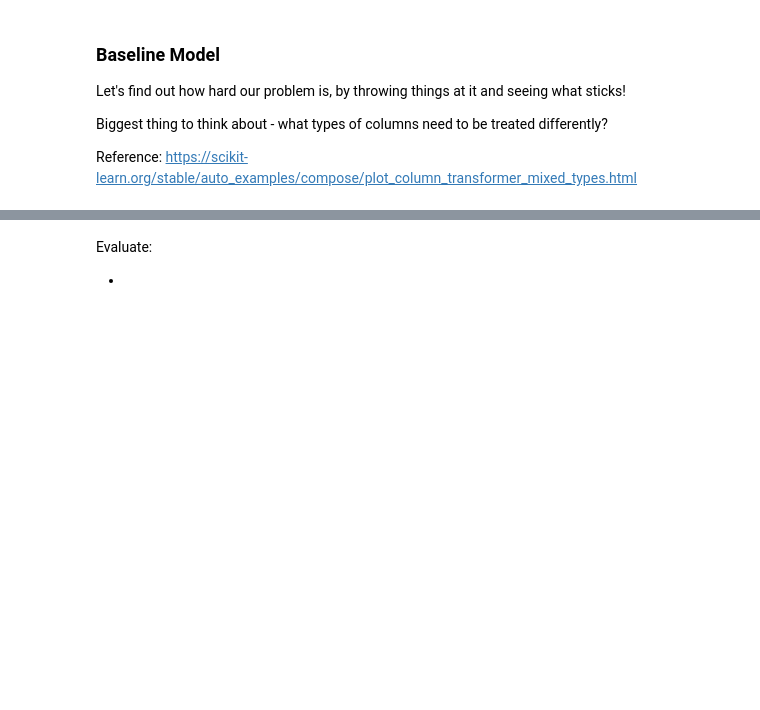
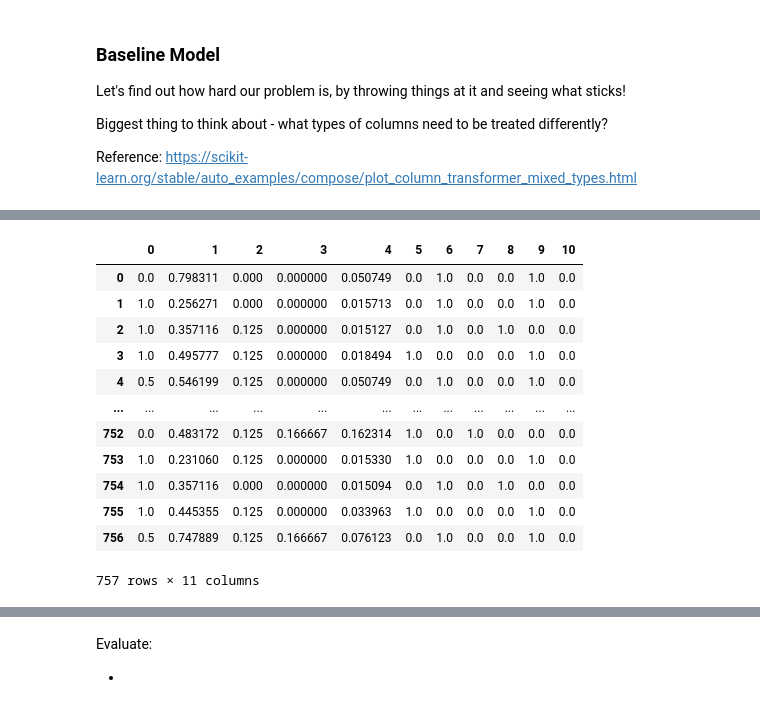
Before and after one commit to garrettwilliams90/DSLE-0830-Pipelines-ClassificationEvaluation, a Jupyter notebook: Pipelines-and-Classification-Evaluation.ipynb, the cells around one changed output, grey strips where cells are left out. Saved outputs shown, nothing was run; the diff lists cells and outputs as text; code cells hidden in the pictures; blank space fills up the shorter version.

```diff
--- a/Pipelines-and-Classification-Evaluation.ipynb
+++ b/Pipelines-and-Classification-Evaluation.ipynb
@@ -78,9 +141,9 @@ df.head()
 # %%
 # Define our X and y
 
-X = None
-y = None
+X = df[used_cols]
+y = df['Survived']
 
 # and train test split - to create our val holdout set!
-X_train, X_hold, y_train, y_hold = train_test_split(X, y, test_size=0.2,
+X_train, X_hold, y_train, y_hold = train_test_split(X, y, test_size=0.15,
                                                     random_state=0)
@@ -87,4 +154,12 @@ X_train, X_hold, y_train, y_hold = train_test_split(X, y, test_size=0.2,
 # %%
 # Set up lists for columns requiring different treatment
+num_cols = []
+cat_cols = []
+
+for c in used_cols:
+    if X[c].dtype in ['float64', 'int64']:
+        num_cols.append(c)
+    else:
+        cat_cols.append(c)
 # %%
 # Check our work
@@ -99,0 +194,16 @@ X_tr_transformed.shape
+# %%
+pd.DataFrame(X_tr_transformed)
+# %% [output]
+|  | 0 | 1 | 2 | 3 | 4 | 5 | 6 | 7 | 8 | 9 | 10 |
+| 0 | 0.0 | 0.798311 | 0.000 | 0.000000 | 0.050749 | 0.0 | 1.0 | 0.0 | 0.0 | 1.0 | 0.0 |
+| 1 | 1.0 | 0.256271 | 0.000 | 0.000000 | 0.015713 | 0.0 | 1.0 | 0.0 | 0.0 | 1.0 | 0.0 |
+| 2 | 1.0 | 0.357116 | 0.125 | 0.000000 | 0.015127 | 0.0 | 1.0 | 0.0 | 1.0 | 0.0 | 0.0 |
+| 3 | 1.0 | 0.495777 | 0.125 | 0.000000 | 0.018494 | 1.0 | 0.0 | 0.0 | 0.0 | 1.0 | 0.0 |
+| 4 | 0.5 | 0.546199 | 0.125 | 0.000000 | 0.050749 | 0.0 | 1.0 | 0.0 | 0.0 | 1.0 | 0.0 |
+| ... | ... | ... | ... | ... | ... | ... | ... | ... | ... | ... | ... |
+| 752 | 0.0 | 0.483172 | 0.125 | 0.166667 | 0.162314 | 1.0 | 0.0 | 1.0 | 0.0 | 0.0 | 0.0 |
+| 753 | 1.0 | 0.231060 | 0.125 | 0.000000 | 0.015330 | 1.0 | 0.0 | 0.0 | 0.0 | 1.0 | 0.0 |
+| 754 | 1.0 | 0.357116 | 0.000 | 0.000000 | 0.015094 | 0.0 | 1.0 | 0.0 | 1.0 | 0.0 | 0.0 |
+| 755 | 1.0 | 0.445355 | 0.125 | 0.000000 | 0.033963 | 1.0 | 0.0 | 0.0 | 0.0 | 1.0 | 0.0 |
+| 756 | 0.5 | 0.747889 | 0.125 | 0.166667 | 0.076123 | 0.0 | 1.0 | 0.0 | 0.0 | 1.0 | 0.0 |
+757 rows × 11 columns
```
Also changed, not shown: parts of 48 cells of this notebook.
